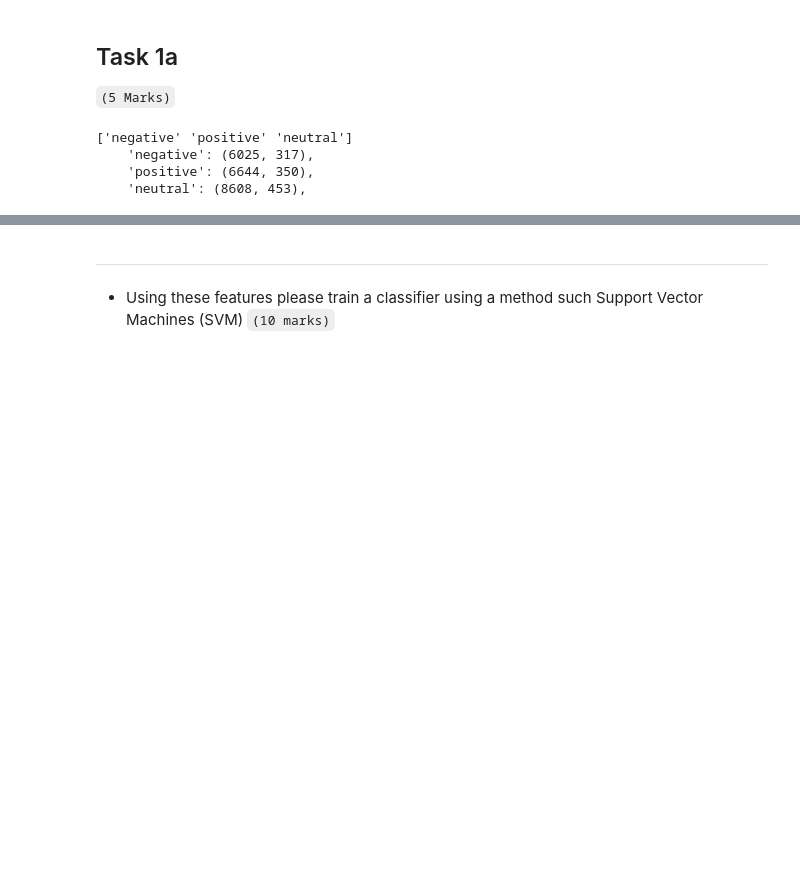
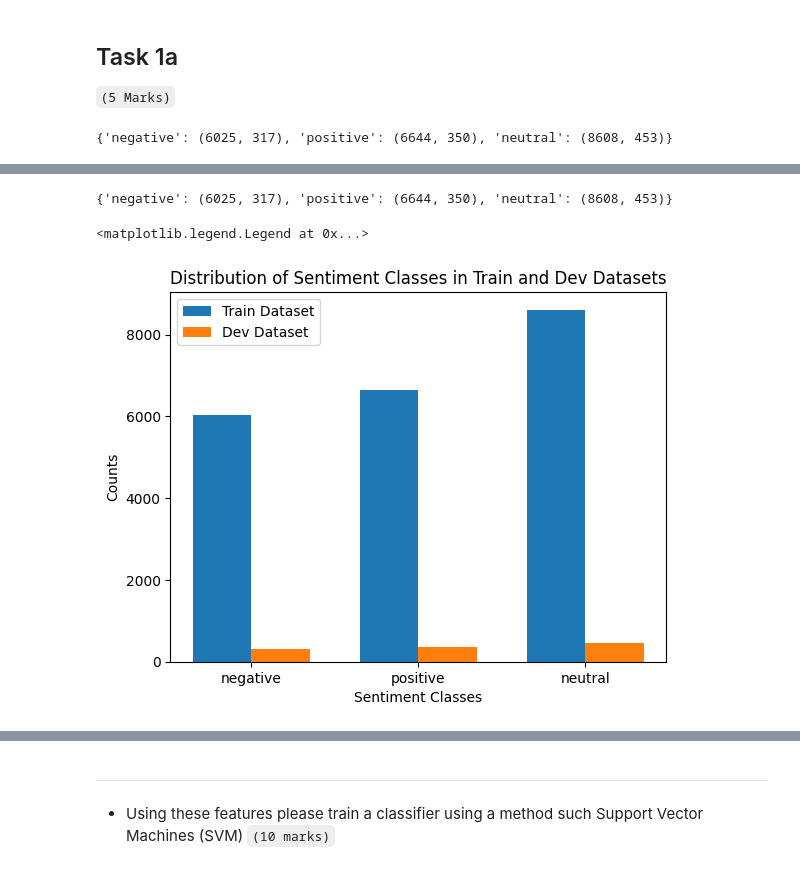
Before and after one commit to RafaelNovais/MasterAI, a Jupyter notebook: Assignment_2_NLP.ipynb, the cells around one changed output, grey strips where cells are left out. Saved outputs shown, nothing was run; the diff lists cells and outputs as text; code cells hidden in the pictures; blank space fills up the shorter version.

```diff
--- a/Assignment_2_NLP.ipynb
+++ b/Assignment_2_NLP.ipynb
@@ -118,11 +118,7 @@ def class_frequency(train_df, dev_df):
         dev_count = dev_df[dev_df['sentiment'] == label].shape[0]
         sentiment_counts[label] = (train_count, dev_count)
 
-
-    for label, counts in sentiment_counts.items():
-         print(f"    '{label}': {counts},")
-
-
+    print(sentiment_counts)
     return sentiment_counts
 
     raise NotImplementedError()
@@ -132,10 +128,7 @@ class_freq_outputs = class_frequency(train_df, dev_df)
 assert len(class_freq_outputs) == 3
 assert set(class_freq_outputs) == set(['negative', 'positive', 'neutral'])
 # %% [output]
-['negative' 'positive' 'neutral']
-    'negative': (6025, 317),
-    'positive': (6644, 350),
-    'neutral': (8608, 453),
+{'negative': (6025, 317), 'positive': (6644, 350), 'neutral': (8608, 453)}
 # %% [markdown]
 # TASK 1B
 Plot a group bar plot to show the distribution of sentiment classes (positive, negative, neutral) in the train and dev dataset.
@@ -150,3 +140,28 @@ raise NotImplementedError()
+# %%
+# YOUR CODE HERE
+class_freq_outputs = class_frequency(train_df, dev_df)
+categories = list(class_freq_outputs.keys())
+train_counts = [counts[0] for counts in class_freq_outputs.values()]
+dev_counts = [counts[1] for counts in class_freq_outputs.values()]
+
+x = np.arange(len(categories))
+
+fig, ax = plt.subplots()
+
+width = 0.35
+bars1 = ax.bar(x - width/2, train_counts, width, label='Train Dataset')
+bars2 = ax.bar(x + width/2, dev_counts, width, label='Dev Dataset')
+
+ax.set_xlabel('Sentiment Classes')
+ax.set_ylabel('Counts')
+ax.set_title('Distribution of Sentiment Classes in Train and Dev Datasets')
+ax.set_xticks(x)
+ax.set_xticklabels(categories)
+ax.legend()
+# %% [output]
+{'negative': (6025, 317), 'positive': (6644, 350), 'neutral': (8608, 453)}
+<matplotlib.legend.Legend at 0x...>
+[figure, added]
 # %% [markdown]
 ---
 # 2. Sentiment Classification
```
Also changed, not shown: parts of 1 cell of this notebook.
